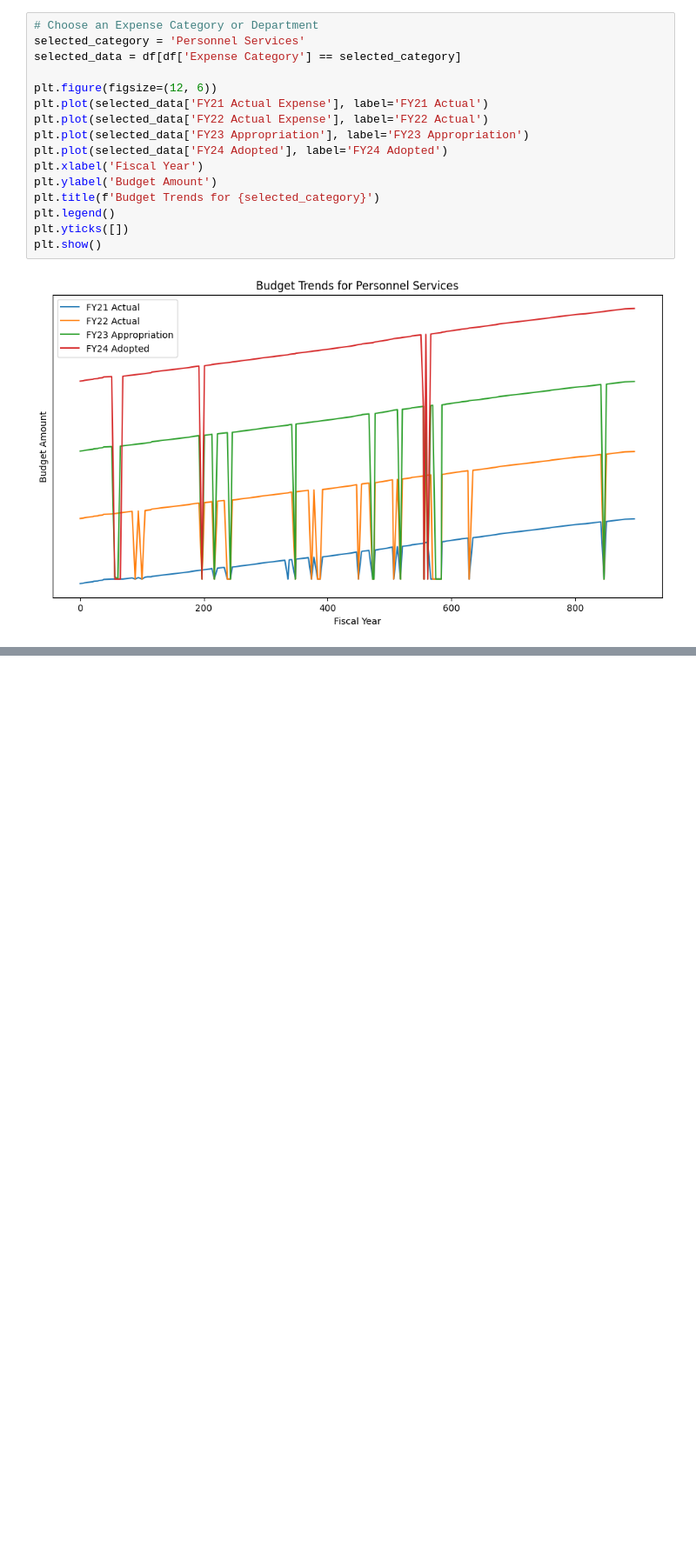
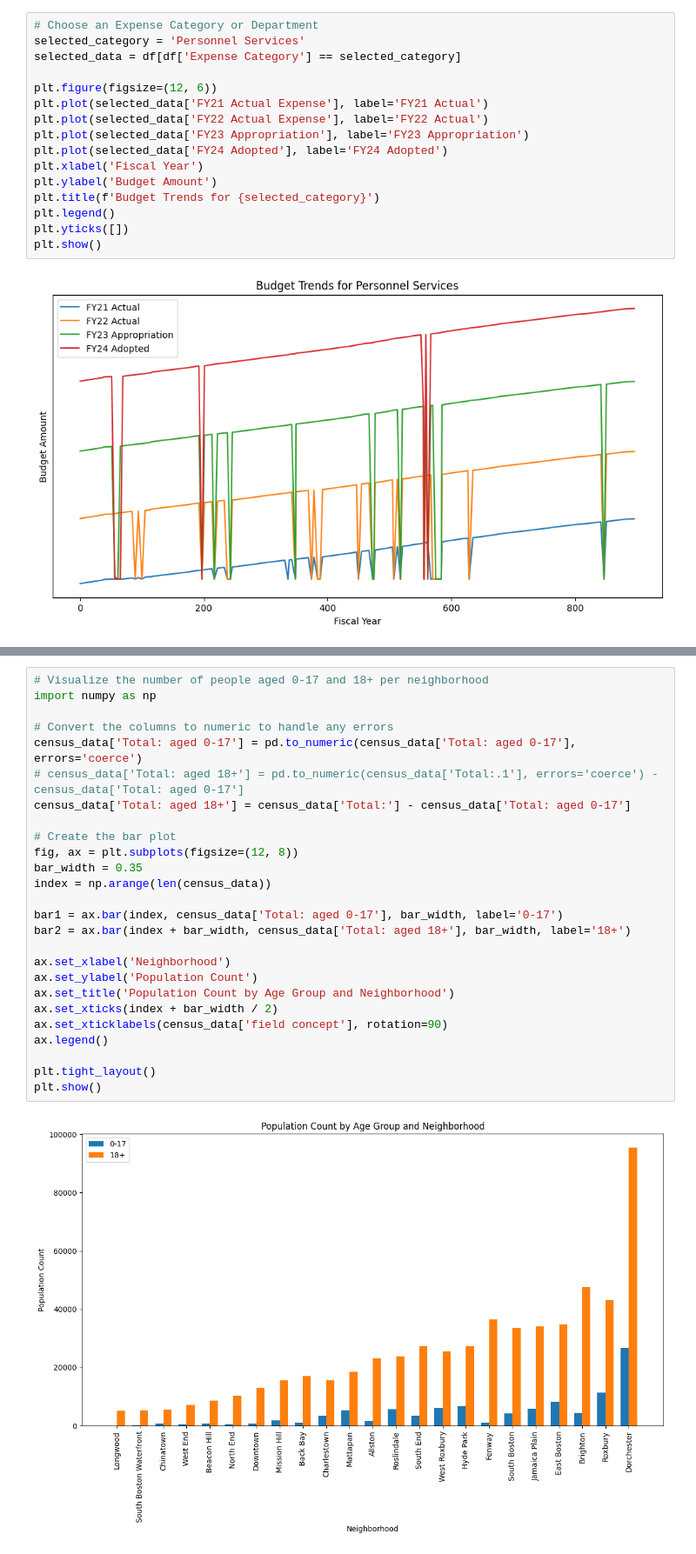
Before and after one commit to BU-Spark/ds-boston-city-budget, a Jupyter notebook: fa23-team-a/visual.ipynb, the cells around one changed output, grey strips where cells are left out. Shown at 87% size. Drawn from its saved outputs; the diff is of its cells as text; blank space fills up the shorter version.

```diff
--- a/fa23-team-a/visual.ipynb
+++ b/fa23-team-a/visual.ipynb
@@ -266,0 +314,28 @@ plt.show()
+# %%
+# Visualize the number of people aged 0-17 and 18+ per neighborhood
+import numpy as np
+
+# Convert the columns to numeric to handle any errors
+census_data['Total: aged 0-17'] = pd.to_numeric(census_data['Total: aged 0-17'], errors='coerce')
+# census_data['Total: aged 18+'] = pd.to_numeric(census_data['Total:.1'], errors='coerce') - census_data['Total: aged 0-17']
+census_data['Total: aged 18+'] = census_data['Total:'] - census_data['Total: aged 0-17']
+
+# Create the bar plot
+fig, ax = plt.subplots(figsize=(12, 8))
+bar_width = 0.35
+index = np.arange(len(census_data))
+
+bar1 = ax.bar(index, census_data['Total: aged 0-17'], bar_width, label='0-17')
+bar2 = ax.bar(index + bar_width, census_data['Total: aged 18+'], bar_width, label='18+')
+
+ax.set_xlabel('Neighborhood')
+ax.set_ylabel('Population Count')
+ax.set_title('Population Count by Age Group and Neighborhood')
+ax.set_xticks(index + bar_width / 2)
+ax.set_xticklabels(census_data['field concept'], rotation=90)
+ax.legend()
+
+plt.tight_layout()
+plt.show()
+# %% [output]
+[figure, added]
```
Also changed, not shown: parts of 5 cells of this notebook.
